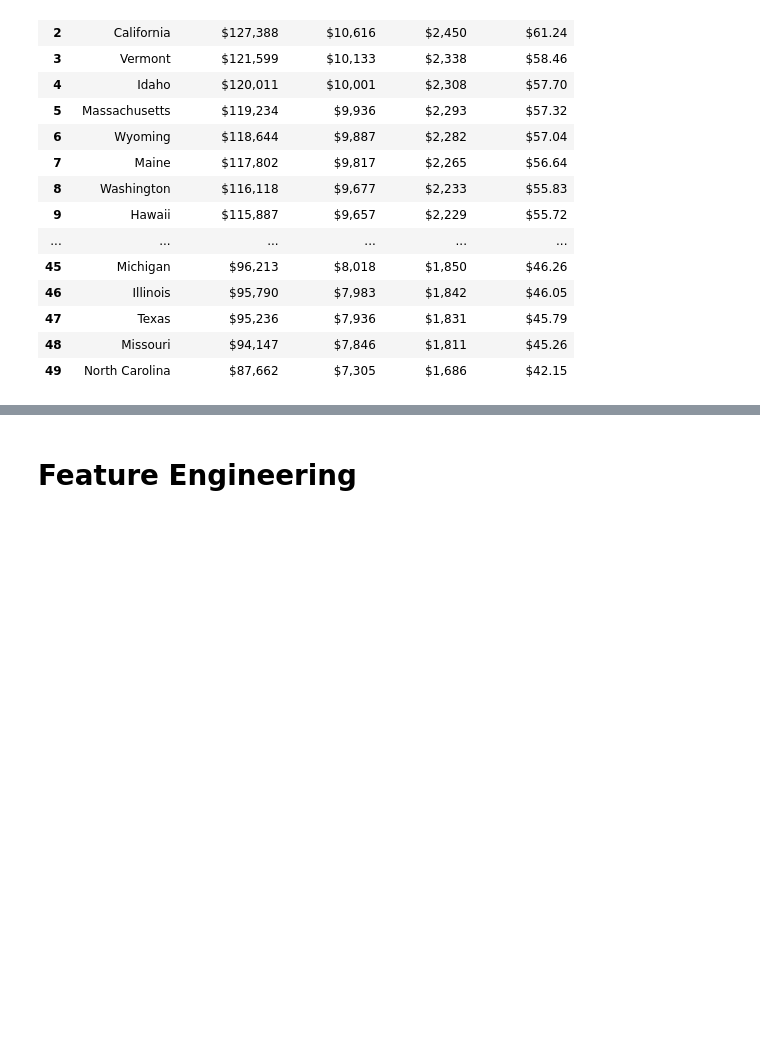
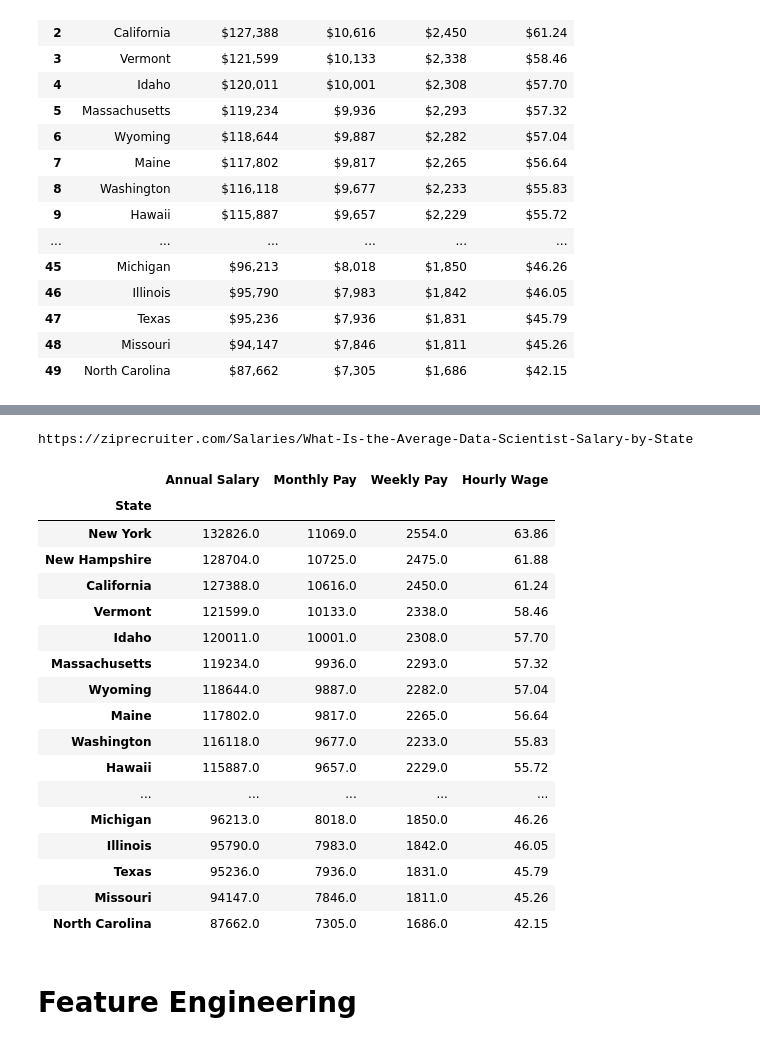
Before and after one commit to Mike-Xie/US_Salaries, a Jupyter notebook: notebook.ipynb, the cells around one changed output, grey strips where cells are left out. Cells and saved outputs as stored; diff of their text form; code cells hidden in the pictures; blank space fills up the shorter version.

Commit message:
created global var for ppp table

```diff
--- a/notebook.ipynb
+++ b/notebook.ipynb
@@ -152,15 +176,53 @@ print(salary_table.head())
-# %%
-# clean the salary data from object to int so we can do math on them
-
-def replace_dollar_with_float(df):
-    copy = df.copy()
-
-    copy.set_index('State').apply(lambda x: (x.str.replace('[$,]', '').astype(float)))
-
-    return copy
-
-salary_table = salary_table.set_index('State').apply(lambda x: (x.str.replace('[$,]', '').astype(float)))
-
-ppp_table = ppp_table.set_index('State').apply(lambda x: (x.str.replace('[$,]', '').astype(float)))
+# %%
+"""
+    Function ta
+
+"""
+
+def join_and_calc_values()
+
+salary_table = get_table_for_job_title("Data Scientist")
+salary_table = replace_dollar_with_float(salary_table)
+salary_table
+
+# DS Features
+adjusted_salary_table = salary_table.join(ppp_table)
+adjusted_salary_table['Adjusted Annual Salary'] = adjusted_salary_table['Annual Salary'] * adjusted_salary_table['Value of a Dollar']
+adjusted_salary_table['Monthly Salary Minus Rent'] = adjusted_salary_table['Monthly Pay'] - adjusted_salary_table['Median Monthly Rent']
+adjusted_salary_table['DS All Jobs Multiple'] = adjusted_salary_table['Annual Salary'] / adjusted_salary_table['Annual Mean Wage (All Occupations)']
+adjusted_salary_table['Median Yearly Rent'] = adjusted_salary_table['Median Monthly Rent'] * 12
+adjusted_salary_table['Yearly Salary Minus Rent'] = adjusted_salary_table['Annual Salary'] - adjusted_salary_table['Median Yearly Rent']
+adjusted_salary_table['Adjusted Yearly Salary Minus Rent'] = adjusted_salary_table['Yearly Salary Minus Rent'] * adjusted_salary_table['Value of a Dollar']
+
+# All Jobs Features
+adjusted_salary_table['Median Salary Minus Rent'] = adjusted_salary_table['Annual Mean Wage (All Occupations)'] - adjusted_salary_table['Median Yearly Rent']
+adjusted_salary_table['Adjusted Median Salary Minus Rent'] = adjusted_salary_table['Median Salary Minus Rent'] * adjusted_salary_table['Value of a Dollar']
+
+
+index = adjusted_salary_table.index.map(us_state_abbrev)
+adjusted_salary_table['state initial'] = index
+# salary_table = salary_table.set_index('State').apply(lambda x: (x.str.replace('[$,]', '').astype(float)))
+
+# ppp_table = ppp_table.set_index('State').apply(lambda x: (x.str.replace('[$,]', '').astype(float)))
+# %% [output]
+https://ziprecruiter.com/Salaries/What-Is-the-Average-Data-Scientist-Salary-by-State
+|  | Annual Salary | Monthly Pay | Weekly Pay | Hourly Wage |
+| State |  |  |  |  |
+| New York | 132826.0 | 11069.0 | 2554.0 | 63.86 |
+| New Hampshire | 128704.0 | 10725.0 | 2475.0 | 61.88 |
+| California | 127388.0 | 10616.0 | 2450.0 | 61.24 |
+| Vermont | 121599.0 | 10133.0 | 2338.0 | 58.46 |
+| Idaho | 120011.0 | 10001.0 | 2308.0 | 57.70 |
+| Massachusetts | 119234.0 | 9936.0 | 2293.0 | 57.32 |
+| Wyoming | 118644.0 | 9887.0 | 2282.0 | 57.04 |
+| Maine | 117802.0 | 9817.0 | 2265.0 | 56.64 |
+| Washington | 116118.0 | 9677.0 | 2233.0 | 55.83 |
+| Hawaii | 115887.0 | 9657.0 | 2229.0 | 55.72 |
+| ... | ... | ... | ... | ... |
+| Michigan | 96213.0 | 8018.0 | 1850.0 | 46.26 |
+| Illinois | 95790.0 | 7983.0 | 1842.0 | 46.05 |
+| Texas | 95236.0 | 7936.0 | 1831.0 | 45.79 |
+| Missouri | 94147.0 | 7846.0 | 1811.0 | 45.26 |
+| North Carolina | 87662.0 | 7305.0 | 1686.0 | 42.15 |
 # %% [markdown]
 # Feature Engineering #
```
Also changed, not shown: parts of 6 cells of this notebook.
